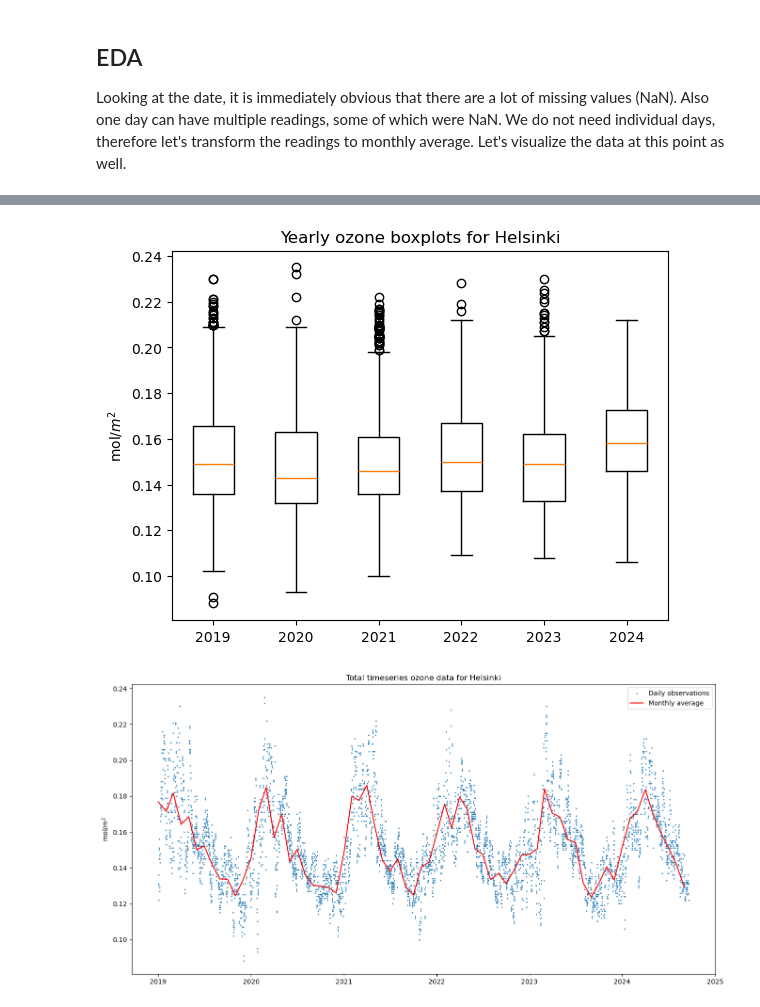
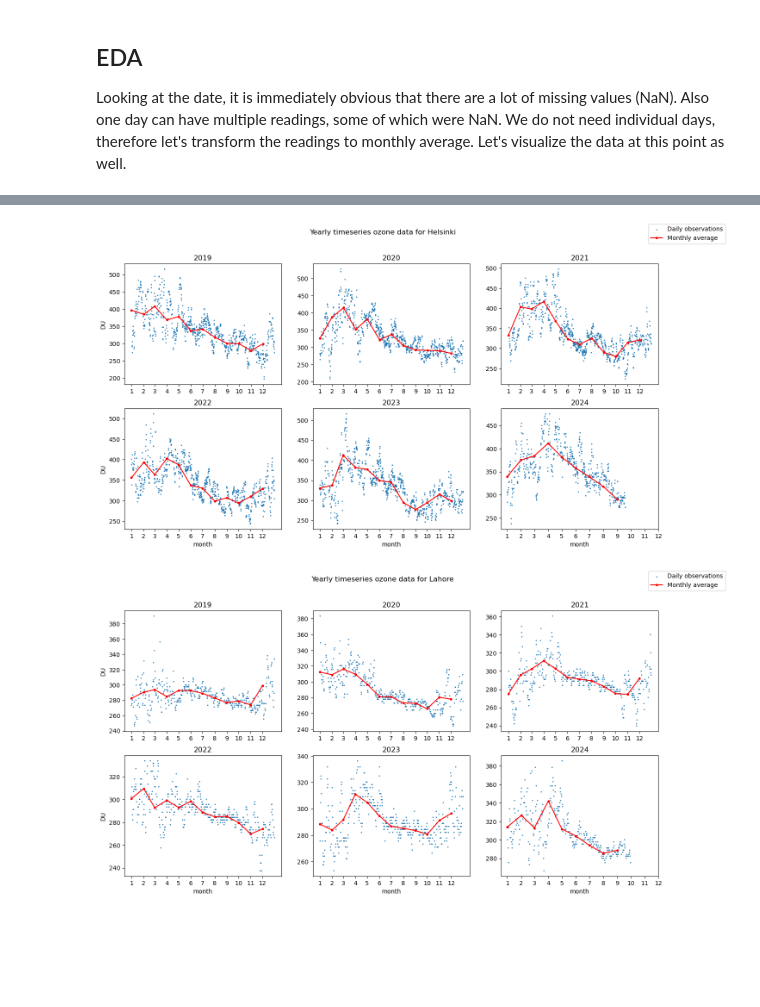
Before and after one commit to rtammisalo/project-ozone, a Jupyter notebook: ozone.ipynb, the cells around one changed output, grey strips where cells are left out. Cells and saved outputs as stored; diff of their text form; code cells hidden in the pictures; blank space fills up the shorter version.

```diff
--- a/ozone.ipynb
+++ b/ozone.ipynb
@@ -116,31 +188,7 @@ plot_yearly_ozone_data(helsinki_all, helsinki_monthly)
-# %%
-def boxplot_yearly_ozone_data(df, start_year = 2019, end_year = 2024):
-    yearly_dens = []
-    tick_labels = []
-
-    for year_i in range(end_year - start_year + 1):
-        year_df = df[(df['Date'] >= f'{year_i + start_year}-01-01') & (df['Date'] < f'{year_i + start_year + 1}-01-01')]
-        tick_labels.append(f'{year_i + start_year}')
-        # Have to drop NaNs for boxplot to work. Otherwise it shows only an empty figure.
-        yearly_dens.append(year_df['mol/m^2'].dropna())
-
-    plt.title('Yearly ozone boxplots for Helsinki')
-    plt.boxplot(yearly_dens)
-    plt.ylabel(r'$\text{mol}/{m^2}$')
-    plt.xticks(range(1,7), tick_labels)
-    plt.show()
-
-boxplot_yearly_ozone_data(helsinki_all)
-# %% [output]
-[figure, removed]
-# %%
-# Plot the whole timeseries as one
-plt.figure(figsize = (16, 8))
-plt.scatter(helsinki_all['Date'], helsinki_all['mol/m^2'], s = 1, marker = 'o')
-plt.plot(helsinki_monthly['Date'], helsinki_monthly['mol/m^2'], c='red')
-plt.title('Total timeseries ozone data for Helsinki')
-plt.legend(['Daily observations', 'Monthly average'])
-plt.ylabel(r'$\text{mol}/m^2$')
-plt.show()
-# %% [output]
-[figure, removed]
+# %%
+# Plot yearly data
+cities['Helsinki'].plot_yearly_ozone_data()
+cities['Lahore'].plot_yearly_ozone_data()
+# %% [output]
+[figure, added]
+[figure, added]
```
Also changed, not shown: parts of 6 cells of this notebook.
